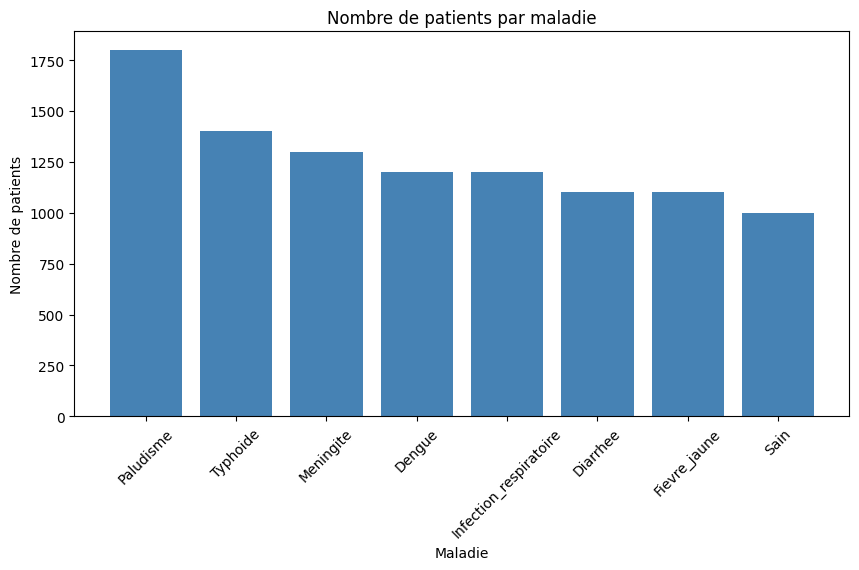
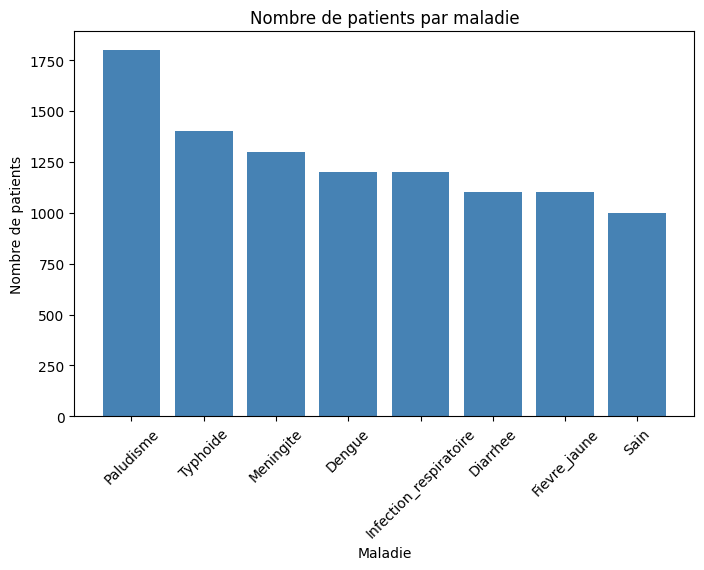
The notebook cell's code change between the first figure and the second:
--- before
+++ after
@@ -1,3 +1,3 @@
-plt.figure(figsize=(10,5))
+plt.figure(figsize=(8,5))
 plt.bar(
     nombre_de_cas.index,

Commit: correction du EDA